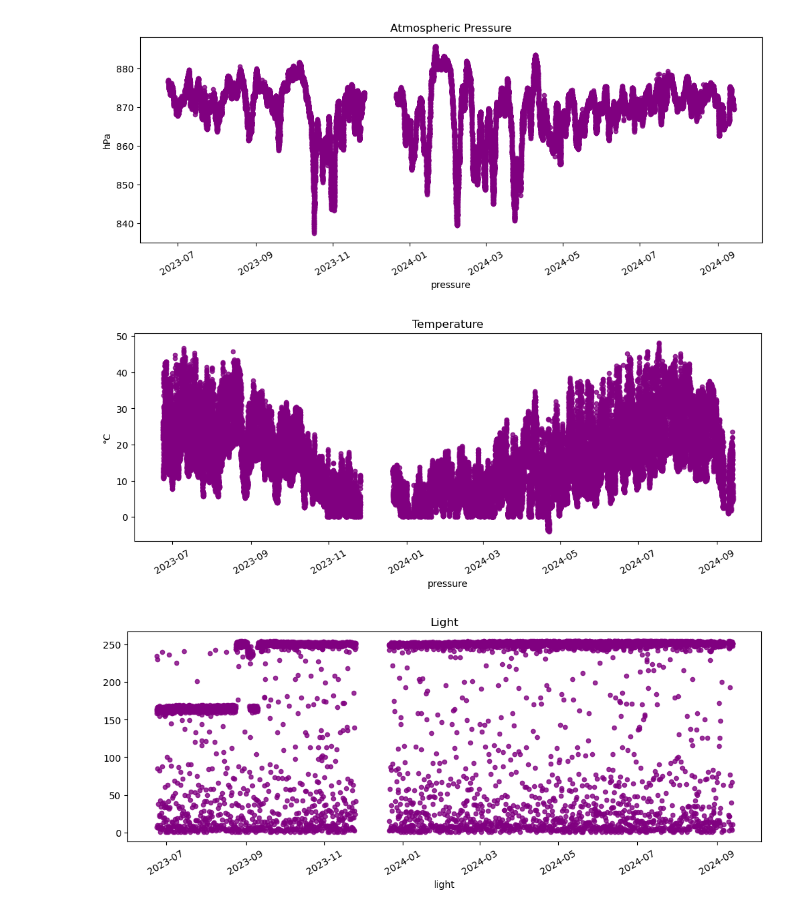
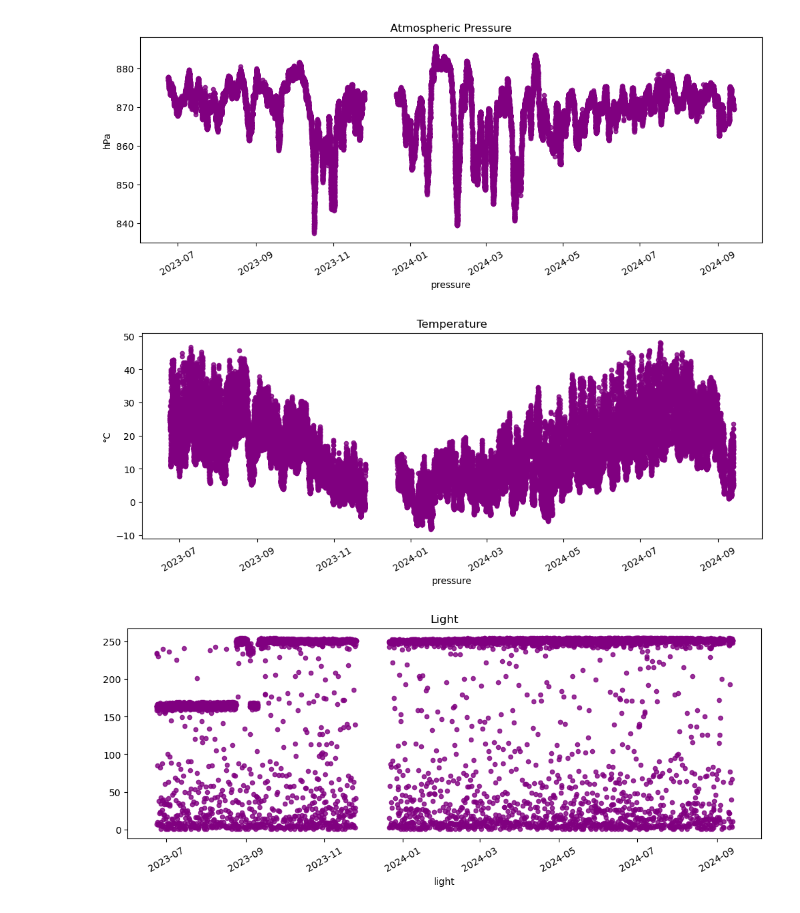
Before and after one commit to CampusIoT/datasets, a Jupyter notebook: SaintEynard/notebooks/campusiot.ipynb, the cells around one changed output. Cells and saved outputs as stored; diff of their text form; code cells hidden in the pictures.

Commit message:
fix since payload decoding is correct

```diff
--- a/SaintEynard/notebooks/campusiot.ipynb
+++ b/SaintEynard/notebooks/campusiot.ipynb
@@ -214,14 +217,14 @@ plt.show()
 # %% [output]
 [figure]
 # %%
-payloadT = payload[payload.temperature < 100].reset_index()
-payloadT.plot(x='_dt', y='temperature', kind='scatter', rot=30,
+#payloadT = payload[payload.temperature < 100].reset_index()
+payload.plot(x='_dt', y='temperature', kind='scatter', rot=30,
         color='purple', alpha=0.8,
         legend=None,
         title='Temperature', xlabel='pressure', ylabel='°C', fontsize=10, figsize=(12,4));
 plt.show()
 # %% [output]
-[figure, old version]
+[figure, new version]
 # %%
 payload.plot(x='_dt', y='light', kind='scatter', rot=30,
         color='purple', alpha=0.8,
```
Also changed, not shown: parts of 3 cells of this notebook.
